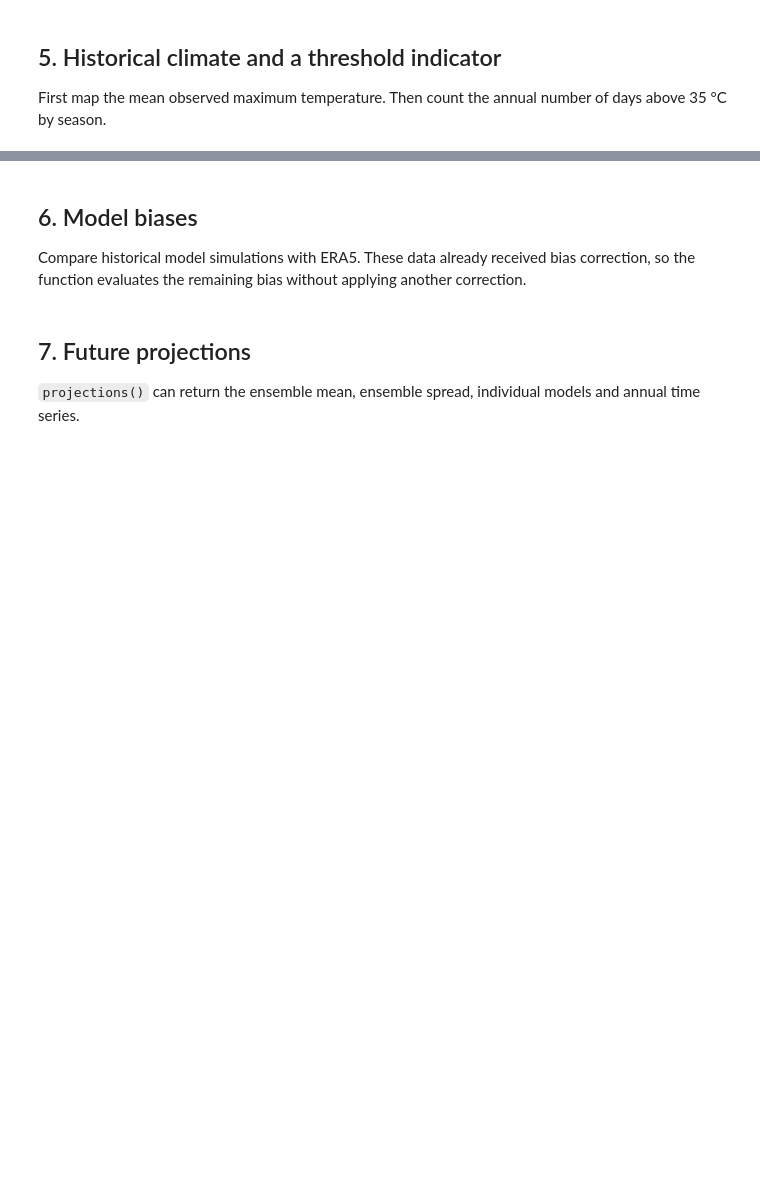
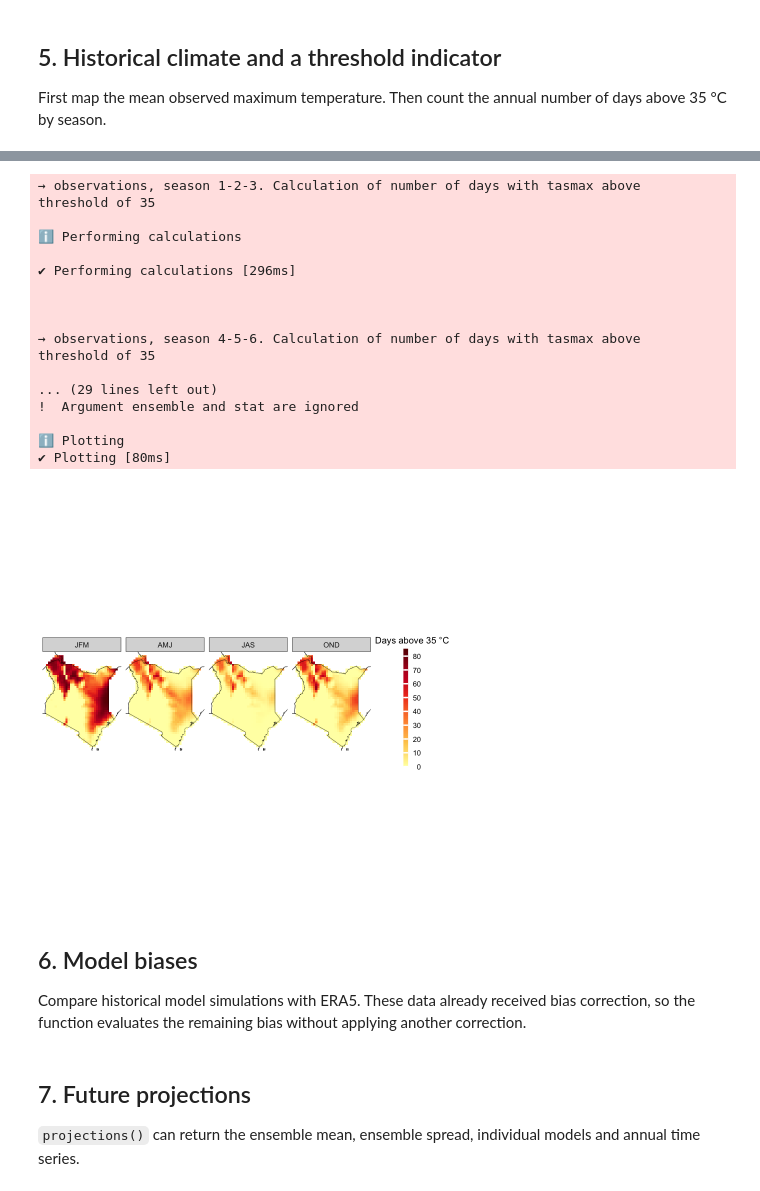
Before and after one commit to Risk-Team/trainings, a Jupyter notebook: CAVAtraining/HQ/day3/CAVAanalytics_Training.ipynb, the cells around one changed output, grey strips where cells are left out. Saved outputs shown, nothing was run; the diff lists cells and outputs as text; code cells hidden in the pictures; blank space fills up the shorter version.

```diff
--- a/CAVAtraining/HQ/day3/CAVAanalytics_Training.ipynb
+++ b/CAVAtraining/HQ/day3/CAVAanalytics_Training.ipynb
@@ -40,21 +25,22 @@ dir.create("outputs")
 
 `load_data()` selects Kenya, resolves the remote files, streams the required grid cells and harmonizes units and time.
 # %%
+
 cache_file <- file.path("data", "kenya_tasmax_1991_2000_2041_2050.rds")
 
 if (file.exists(cache_file)) {
   kenya_tasmax <- readRDS(cache_file)
 } else {
+  # This takes about 10 minutes
   kenya_tasmax <- load_data(
-    path.to.data = DATASET,
+    path.to.data = "CORDEX-CORE-BC",
     path.to.obs = "ERA5",
-    country = COUNTRY,
-    variable = VARIABLE,
-    years.hist = BASELINE_YEARS,
-    years.obs = BASELINE_YEARS,
-    years.proj = FUTURE_YEARS,
-    domain = DOMAIN,
-    n.sessions = 4
+    country = "Kenya",
+    variable = "tasmax",
+    years.hist = 1980:2005,
+    years.obs = 1990:2024,
+    years.proj = 2030:2059,
+    domain = "AFR-22"
   )
   saveRDS(kenya_tasmax, cache_file)
 }
@@ -84,15 +93,34 @@ plotting(
 # %%
 obs_hot_days <- observations(
   kenya_tasmax,
-  season = SEASONS,
-  uppert = HEAT_THRESHOLD_C
+  season = list(1:3, 4:6, 7:9, 10:12),
+  uppert = 35
 )
 
 plotting(
   obs_hot_days,
   plot_titles = "Days above 35 °C",
   palette = IPCC_palette(type = "tmp", divergent = FALSE)
 )
+# %% [output]
+→ observations, season 1-2-3. Calculation of number of days with tasmax above
+threshold of 35
+
+ℹ Performing calculations
+
+✔ Performing calculations [296ms]
+
+
+
+→ observations, season 4-5-6. Calculation of number of days with tasmax above
+threshold of 35
+
+... (29 lines left out)
+!  Argument ensemble and stat are ignored
+
+ℹ Plotting
+✔ Plotting [80ms]
+[figure, added]
 # %% [markdown]
 ## 6. Model biases
 
```
Also changed, not shown: parts of 11 cells of this notebook, 4 other files.
